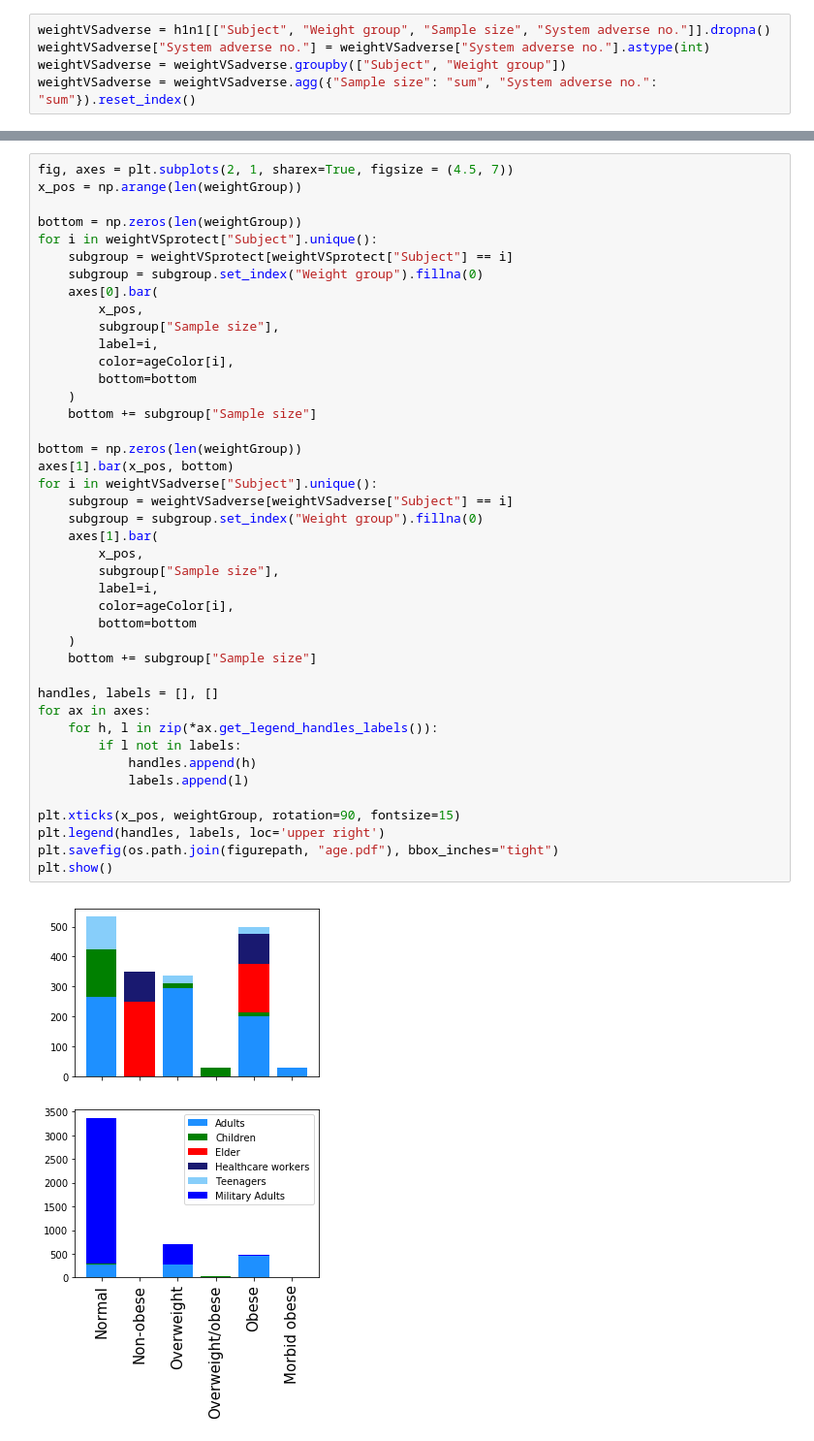
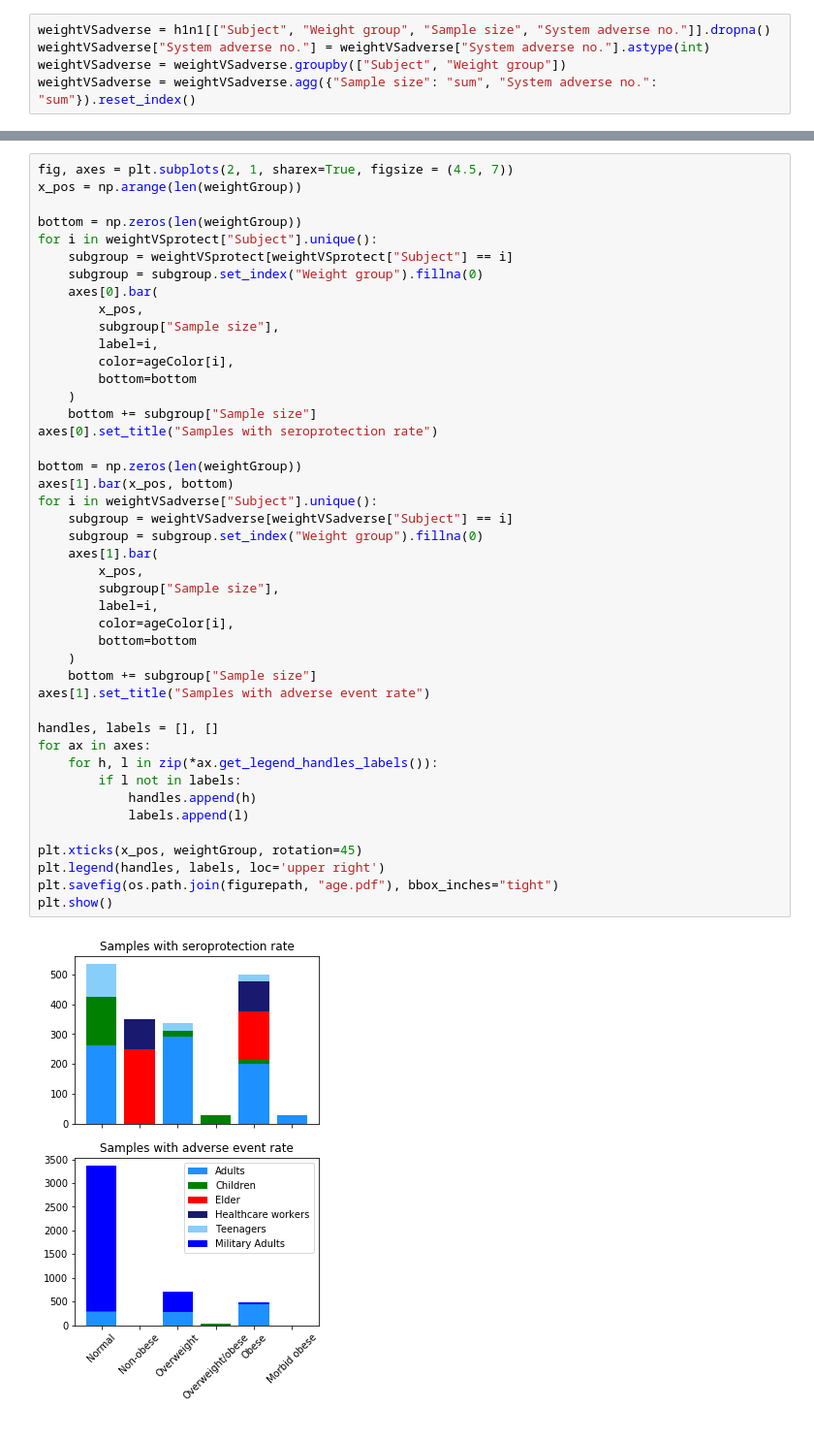
Before and after one commit to Takkoona/PUBL05022_Final, a Jupyter notebook: makePlots.ipynb, the cells around one changed output, grey strips where cells are left out. Shown: that part at 97% size. Saved outputs shown, nothing was run; the diff lists cells and outputs as text.

Commit message:
Add title for the figures

```diff
--- a/makePlots.ipynb
+++ b/makePlots.ipynb
@@ -106,34 +107,36 @@ for i in weightVSprotect["Subject"].unique():
         color=ageColor[i],
         bottom=bottom
     )
     bottom += subgroup["Sample size"]
+axes[0].set_title("Samples with seroprotection rate")
 
 bottom = np.zeros(len(weightGroup))
 axes[1].bar(x_pos, bottom)
 for i in weightVSadverse["Subject"].unique():
     subgroup = weightVSadverse[weightVSadverse["Subject"] == i]
     subgroup = subgroup.set_index("Weight group").fillna(0)
     axes[1].bar(
         x_pos,
         subgroup["Sample size"],
         label=i,
         color=ageColor[i],
         bottom=bottom
     )
     bottom += subgroup["Sample size"]
+axes[1].set_title("Samples with adverse event rate")
 
 handles, labels = [], []
 for ax in axes:
     for h, l in zip(*ax.get_legend_handles_labels()):
         if l not in labels:
             handles.append(h)
             labels.append(l)
 
-plt.xticks(x_pos, weightGroup, rotation=90, fontsize=15)
+plt.xticks(x_pos, weightGroup, rotation=45)
 plt.legend(handles, labels, loc='upper right')
 plt.savefig(os.path.join(figurepath, "age.pdf"), bbox_inches="tight")
 plt.show()
 # %% [output]
-[figure, old version]
+[figure, new version]
 # %%
 fig, axes = plt.subplots(1, 2, sharey=True)
```
Also changed, not shown: parts of 4 cells of this notebook, 6 other files.
